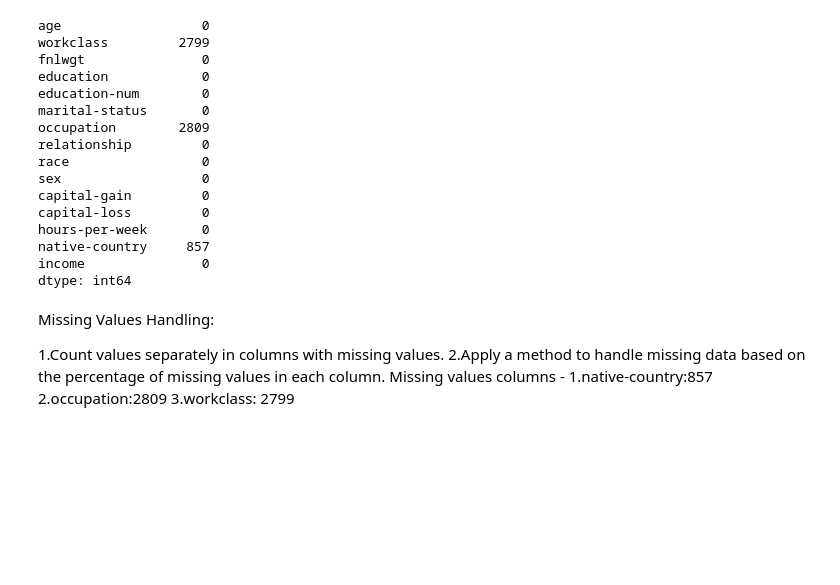
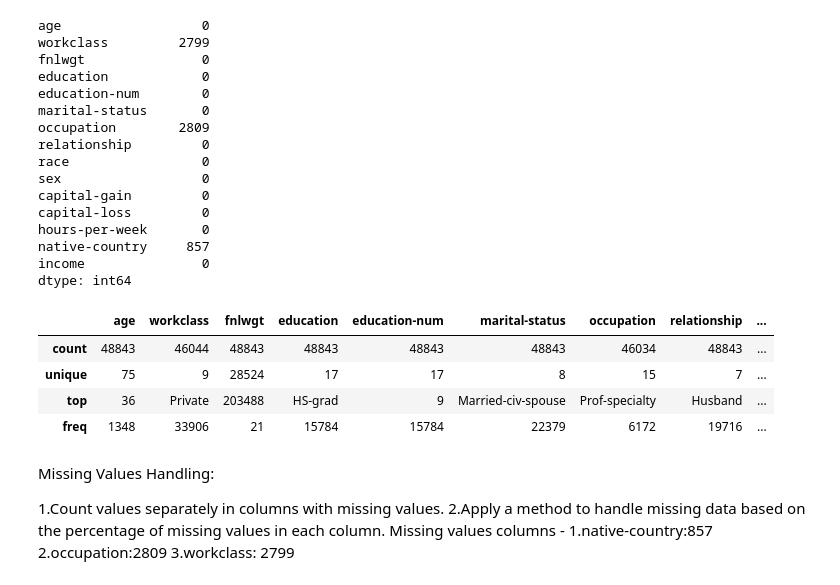
Before and after one commit to DeminiRajakaruna/Adult-Income-Analysis, a Jupyter notebook: Data_Process.ipynb, the cells around one changed output. Drawn from its saved outputs; the diff is of its cells as text; code cells hidden in the pictures; blank space fills up the shorter version.

```diff
--- a/Data_Process.ipynb
+++ b/Data_Process.ipynb
@@ -88,6 +88,14 @@ hours-per-week       0
 native-country     857
 income               0
 dtype: int64
+# %%
+df.describe()
+# %% [output]
+|  | age | workclass | fnlwgt | education | education-num | marital-status | occupation | relationship | ... |
+| count | 48843 | 46044 | 48843 | 48843 | 48843 | 48843 | 46034 | 48843 | ... |
+| unique | 75 | 9 | 28524 | 17 | 17 | 8 | 15 | 7 | ... |
+| top | 36 | Private | 203488 | HS-grad | 9 | Married-civ-spouse | Prof-specialty | Husband | ... |
+| freq | 1348 | 33906 | 21 | 15784 | 15784 | 22379 | 6172 | 19716 | ... |
 # %% [markdown]
 Missing Values Handling:
 
```
Also changed, not shown: parts of 9 cells of this notebook, 3 other files.
